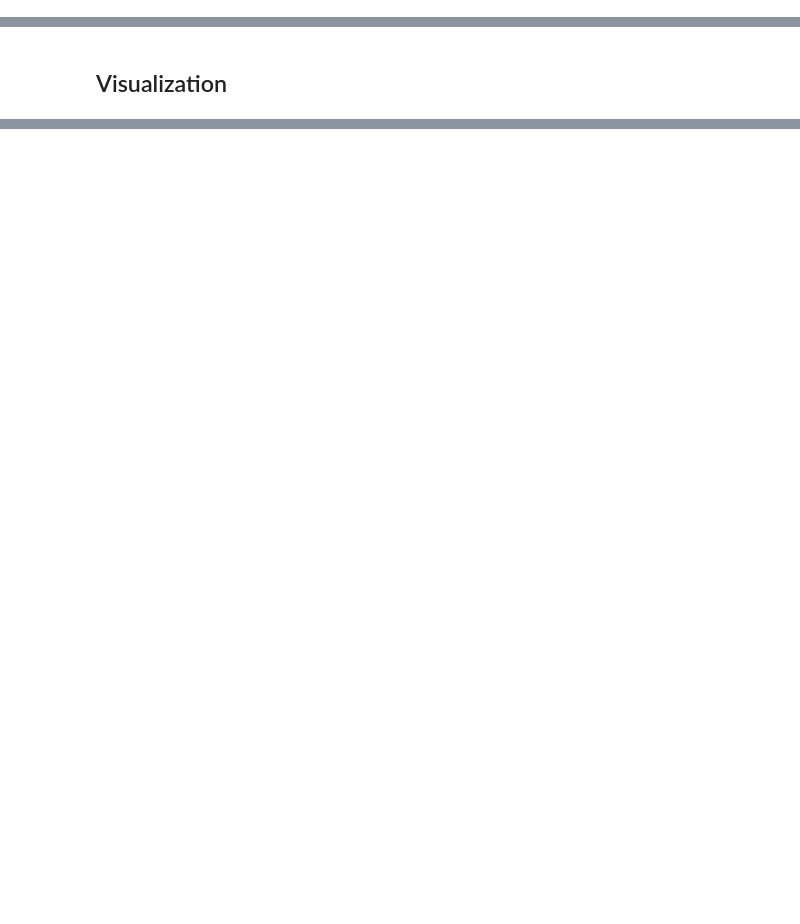
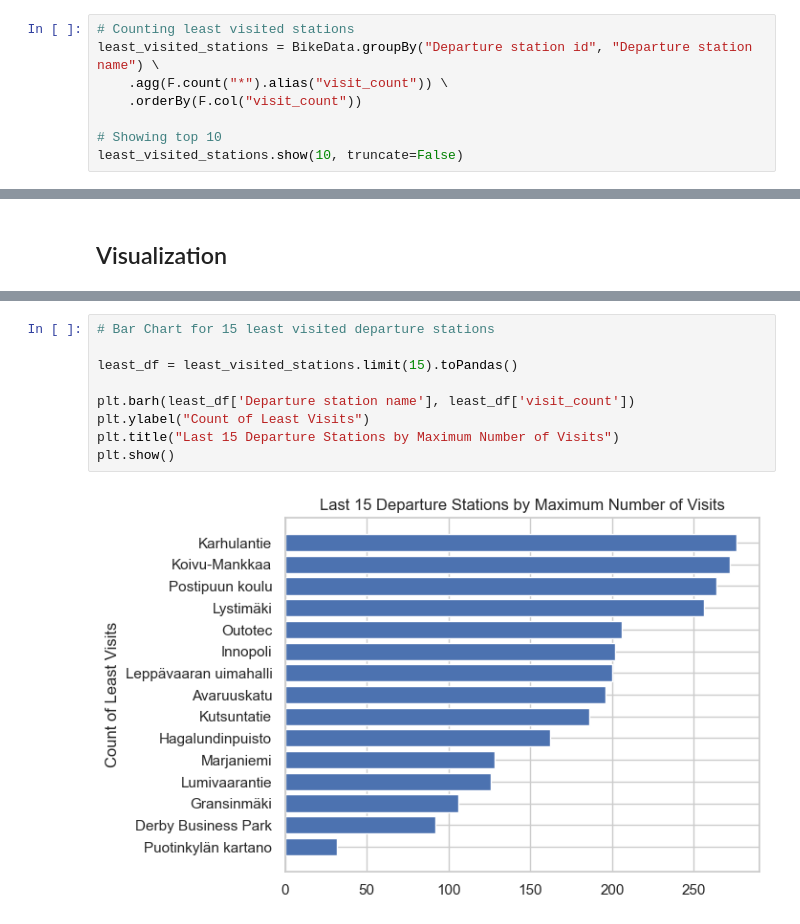
Before and after one commit to Eemeli23002/BigDataTechnologies, a Jupyter notebook: Project_Work.ipynb, the cells around one changed output, grey strips where cells are left out. Drawn from its saved outputs; the diff is of its cells as text; blank space fills up the shorter version.

```diff
--- a/Project_Work.ipynb
+++ b/Project_Work.ipynb
@@ -207,2 +222,10 @@ most_visited_stations.show(10, truncate=False)
 +--------------------+-------------------------------------+-----------+
 only showing top 10 rows
+# %%
+# Counting least visited stations
+least_visited_stations = BikeData.groupBy("Departure station id", "Departure station name") \
+    .agg(F.count("*").alias("visit_count")) \
+    .orderBy(F.col("visit_count"))
+
+# Showing top 10
+least_visited_stations.show(10, truncate=False)
@@ -223 +261,12 @@ plt.show()
+# %%
+# Bar Chart for 15 least visited departure stations
+
+least_df = least_visited_stations.limit(15).toPandas()
+
+plt.barh(least_df['Departure station name'], least_df['visit_count'])
+plt.ylabel("Count of Least Visits")
+plt.title("Last 15 Departure Stations by Maximum Number of Visits")
+plt.show()
+# %% [output]
+[figure, added]
 # %%
```
Also changed, not shown: parts of 14 cells of this notebook.
